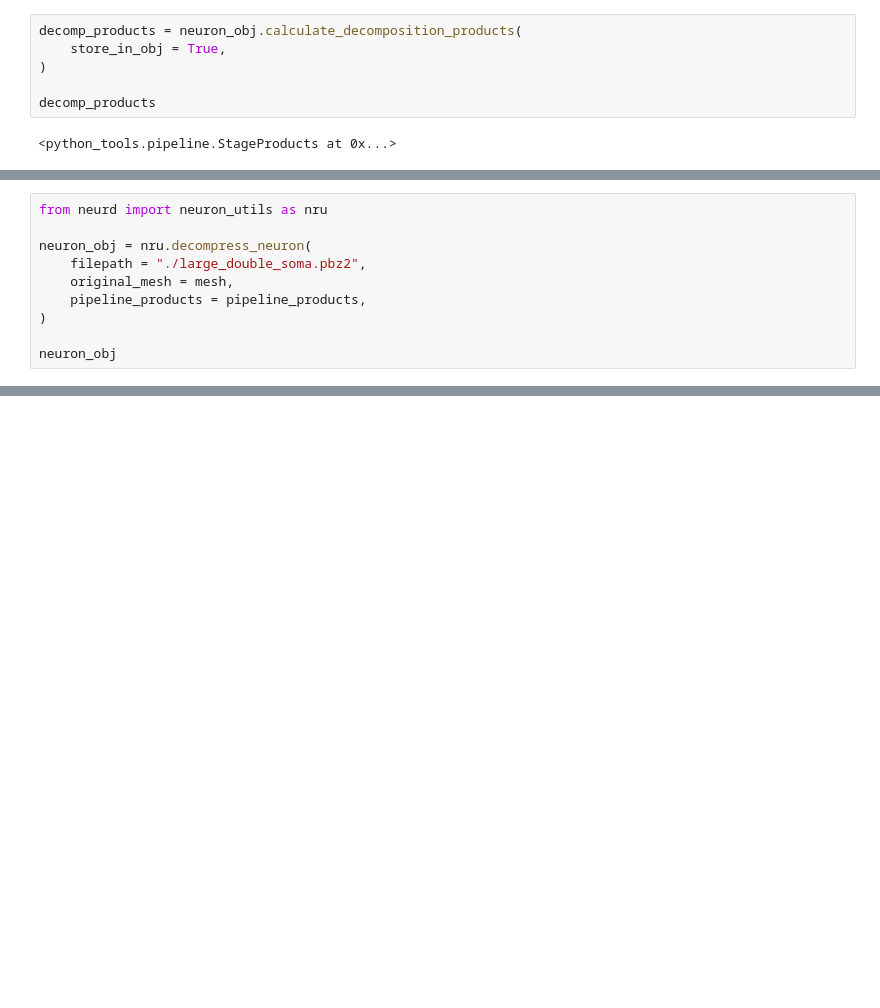
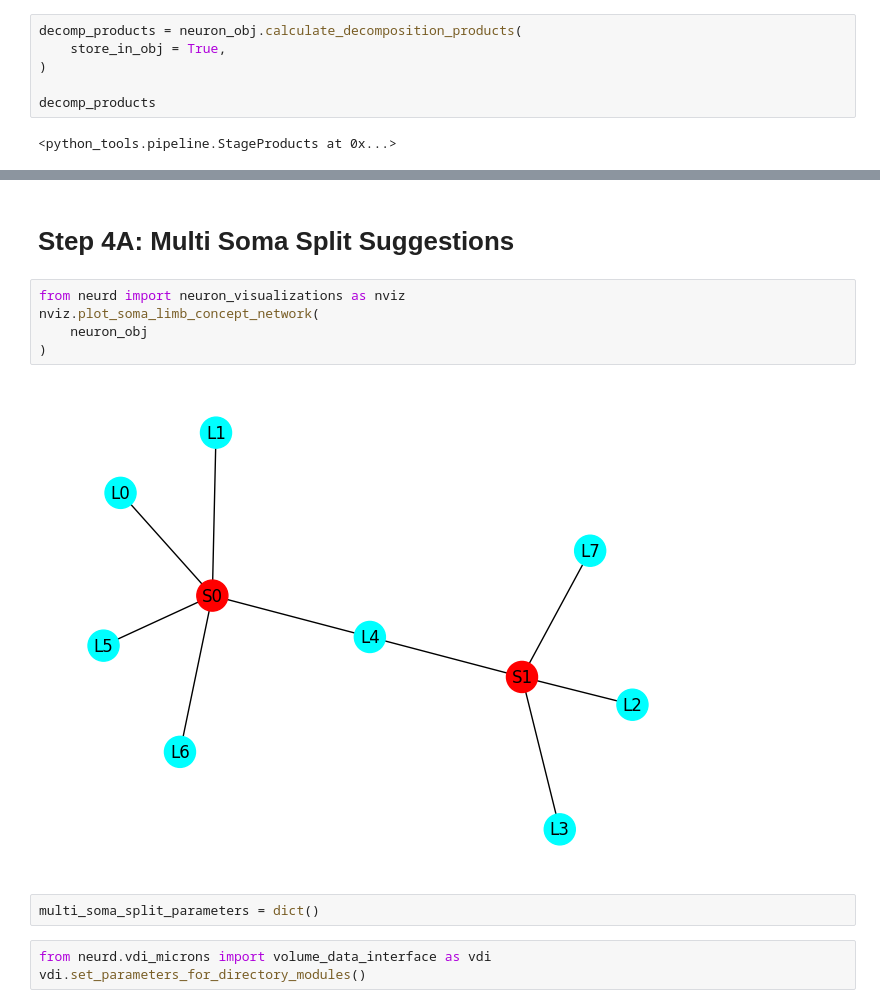
Before and after one commit to reimerlab/NEURD, a Jupyter notebook: Applications/autoproof_neuron_pipeline/neuron_pipeline_vp2_double_soma_small.ipynb, the cells around one changed output, grey strips where cells are left out. Saved outputs shown, nothing was run; the diff lists cells and outputs as text; blank space fills up the shorter version.

```diff
--- a/Applications/autoproof_neuron_pipeline/neuron_pipeline_vp2_double_soma_small.ipynb
+++ b/Applications/autoproof_neuron_pipeline/neuron_pipeline_vp2_double_soma_small.ipynb
@@ -450,10 +436,0 @@ TypeError: self.scene_i cannot be converted to a Python object for pickling
-# %%
-from neurd import neuron_utils as nru
-
-neuron_obj = nru.decompress_neuron(
-    filepath = "./large_double_soma.pbz2",
-    original_mesh = mesh,
-    pipeline_products = pipeline_products,
-)
-
-neuron_obj
@@ -487,0 +467,14 @@ red_blue_split_results) = pru.multi_soma_split_suggestions(
+# %% [markdown]
+# Step 4A: Multi Soma Split Suggestions
+# %%
+from neurd import neuron_visualizations as nviz
+nviz.plot_soma_limb_concept_network(
+    neuron_obj
+)
+# %% [output]
+[figure, added]
+# %%
+multi_soma_split_parameters = dict()
+# %%
+from neurd.vdi_microns import volume_data_interface as vdi
+vdi.set_parameters_for_directory_modules()
```
Also changed, not shown: parts of 60 cells of this notebook, 24 other files.
